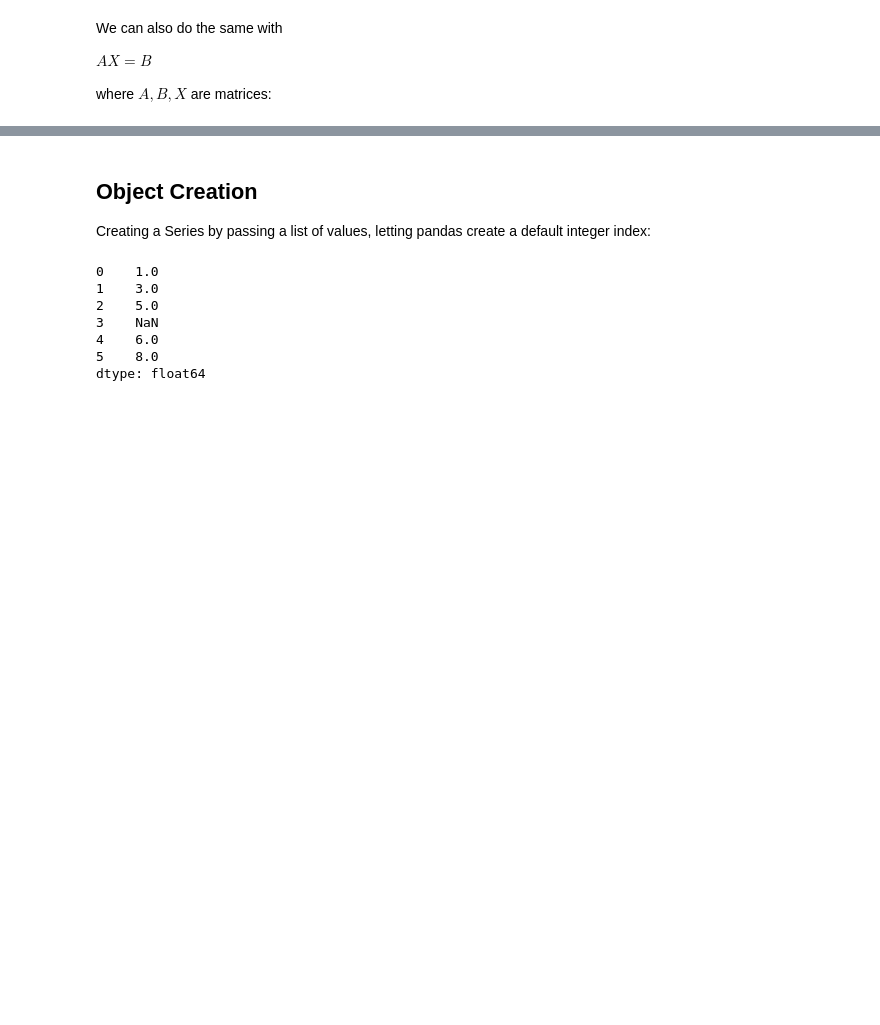
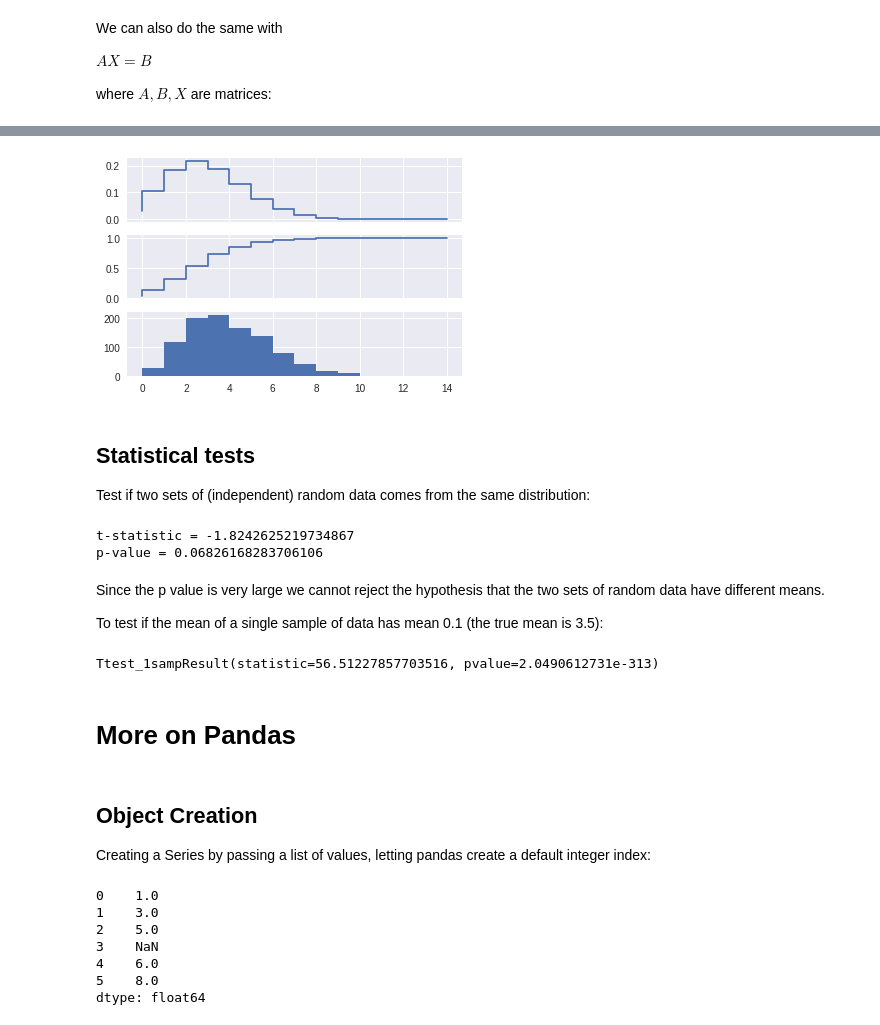
Before and after one commit to SiLiKhon/HEPStatsSeminar, a Jupyter notebook: Overview_of_useful_Python_libraries.ipynb, the cells around one changed output, grey strips where cells are left out. Saved outputs shown, nothing was run; the diff lists cells and outputs as text; code cells hidden in the pictures; blank space fills up the shorter version.

```diff
--- a/Overview_of_useful_Python_libraries.ipynb
+++ b/Overview_of_useful_Python_libraries.ipynb
@@ -388,3 +465,44 @@ import matplotlib.pyplot as plt
+# %%
+from scipy import stats
+
+# create a (discreet) random variable with poissionian distribution
+X = stats.poisson(3.5) # photon distribution for a coherent state with n=3.5 photons
+
+n = np.arange(0,15)
+
+fig, axes = plt.subplots(3,1, sharex=True)
+
+# plot the probability mass function (PMF)
+axes[0].step(n, X.pmf(n))
+
+# plot the commulative distribution function (CDF)
+axes[1].step(n, X.cdf(n))
+
+# plot histogram of 1000 random realizations of the stochastic variable X
+axes[2].hist(X.rvs(size=1000));
+# %% [output]
+[figure, added]
+# %% [markdown]
+## Statistical tests
+Test if two sets of (independent) random data comes from the same distribution:
+# %%
+t_statistic, p_value = stats.ttest_ind(X.rvs(size=1000), X.rvs(size=1000))
+
+print("t-statistic =", t_statistic)
+print("p-value =", p_value)
+# %% [output]
+t-statistic = -1.8242625219734867
+p-value = 0.06826168283706106
+# %% [markdown]
+Since the p value is very large we cannot reject the hypothesis that the two sets of random data have different means.
+
+To test if the mean of a single sample of data has mean 0.1 (the true mean is 3.5):
+# %%
+stats.ttest_1samp(X.rvs(size=1000), 0.1)
+# %% [output]
+Ttest_1sampResult(statistic=56.51227857703516, pvalue=2.0490612731e-313)
+# %% [markdown]
+# More on Pandas
 # %% [markdown]
 ## Object Creation
 
```
Also changed, not shown: parts of 94 cells of this notebook.
